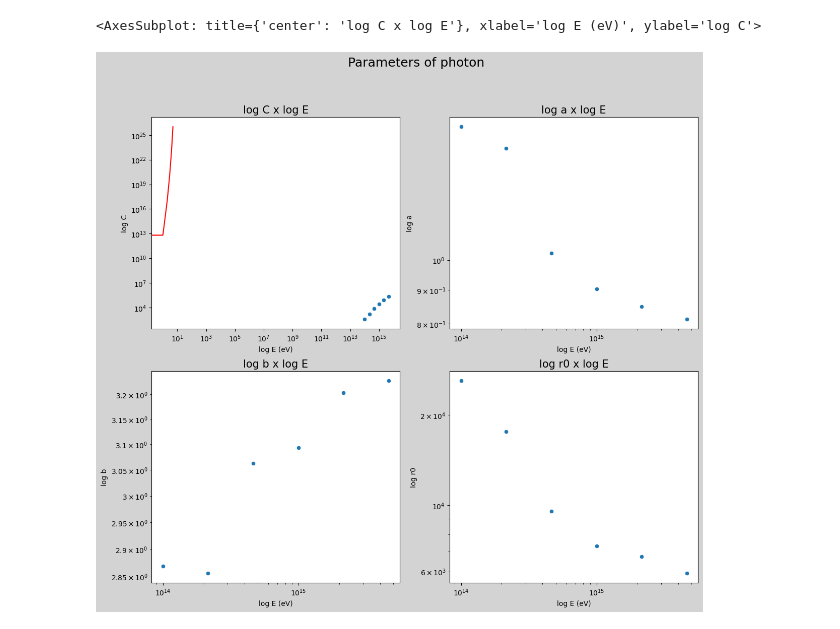
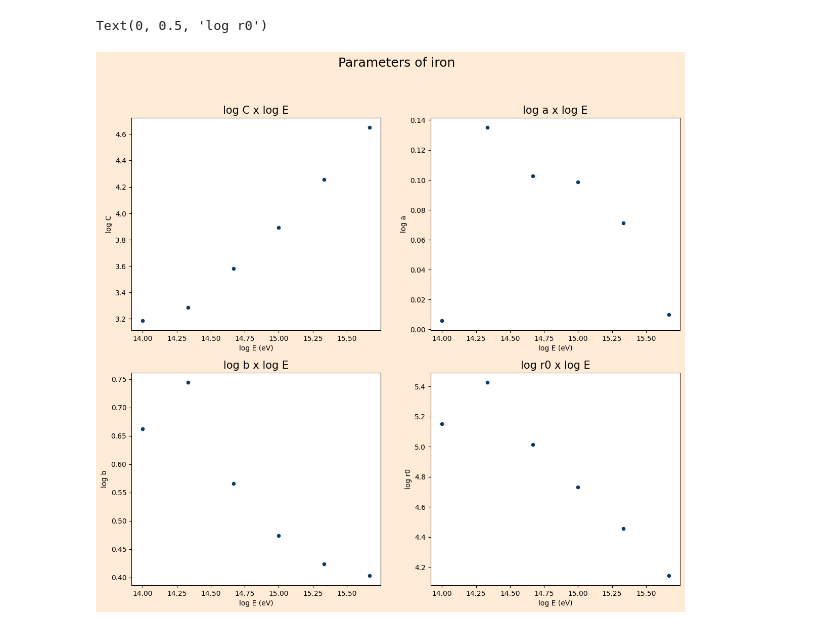
Before and after one commit to lucas-orfei/mestrado, a Jupyter notebook: parameters.ipynb, the cells around one changed output. Cells and saved outputs as stored; diff of their text form; code cells hidden in the pictures.

```diff
--- a/parameters.ipynb
+++ b/parameters.ipynb
@@ -56,61 +270,52 @@ ax[1,1].set_yscale('log')
 # %%
-# Fit do fóton
+# Ferro
 
-C = [379.2,1543,7530,2.581E04,7.703E04,2.346E05]
-a = [1.594, 1.479,1.024, 0.9032,0.8501,0.8128]
-b = [2.869, 2.856,3.063, 3.093,3.203,3.228]
-r0 = [2.606E04,1.762E04,9531,7307, 6729,5923]
+C = [1541,1926,3825,7805,1.796E04,4.481E04]
+a = [1.014,1.365, 1.267,1.255, 1.178,1.023]
+b = [4.593,5.552, 3.682,2.98, 2.653,2.533]
+r0 = [1.417E05,2.68E05,1.034E05,5.37E04,2.847E04, 1.394E04]
 E = [1E14, 2.15E14, 4.64E14,1E15,2.15E15,4.64E15]
 
 logC = np.log10(C)
 loga = np.log10(a)
 logb = np.log10(b)
 logr0 = np.log10(r0)
 logE = np.log10(E)
 
 
-fig, ax = plt.subplots(2, 2, figsize = (14, 12), facecolor = 'lightgray')
-fig.suptitle('Parameters of photon', size = 18)
-#fig.tight_layout()
-sns.scatterplot(x = E, y = C, ax = ax[0,0])
-sns.scatterplot(x = E, y = a, ax = ax[0,1])
-sns.scatterplot(x = E, y = b, ax = ax[1,0])
-sns.scatterplot(x = E, y = r0, ax = ax[1,1])
+fig, ax = plt.subplots(2, 2, figsize = (14, 12), facecolor = '#FFEBD6')
+fig.suptitle('Parameters of iron', size = 18)
+#fig.tight_layout(pad = 5)
+sns.scatterplot(x = logE, y = logC, ax = ax[0,0], color = '#0D3B66')
+sns.scatterplot(x = logE, y = loga, ax = ax[0,1], color = '#0D3B66')
+sns.scatterplot(x = logE, y = logb, ax = ax[1,0], color = '#0D3B66')
+sns.scatterplot(x = logE, y = logr0, ax = ax[1,1], color = '#0D3B66')
 
 ax[0,0].set_title('log C x log E', size = 15)
 ax[0,0].set_xlabel('log E (eV)')
 ax[0,0].set_ylabel('log C')
-ax[0,0].set_xscale('log')
-ax[0,0].set_yscale('log')
+#ax[0,0].set_xscale('log')
+#ax[0,0].set_yscale('log')
 
 ax[0,1].set_title('log a x log E', size = 15)
 ax[0,1].set_xlabel('log E (eV)')
 ax[0,1].set_ylabel('log a')
-ax[0,1].set_xscale('log')
-ax[0,1].set_yscale('log')
+#ax[0,1].set_xscale('log')
+#ax[0,1].set_yscale('log')
 
 ax[1,0].set_title('log b x log E', size = 15)
 ax[1,0].set_xlabel('log E (eV)')
 ax[1,0].set_ylabel('log b')
-ax[1,0].set_xscale('log')
-ax[1,0].set_yscale('log')
+#ax[1,0].set_xscale('log')
+#ax[1,0].set_yscale('log')
 
 ax[1,1].set_title('log r0 x log E', size = 15)
 ax[1,1].set_xlabel('log E (eV)')
 ax[1,1].set_ylabel('log r0')
-ax[1,1].set_xscale('log')
-ax[1,1].set_yscale('log')
+#ax[1,1].set_xscale('log')
+#ax[1,1].set_yscale('log')
 
-
-
-def test1(x,k,p):
-    return k*x**p
-
-param, param_cov = curve_fit(test1, logE, logC, p0 = (1,1))
-
-ans = param[0]*C**param[1]
-#print(param)
-sns.lineplot(ans,color='r',ax=ax[0,0])
+#yticks - numeros na escala
 # %% [output]
-<AxesSubplot: title={'center': 'log C x log E'}, xlabel='log E (eV)', ylabel='log C'>
+Text(0, 0.5, 'log r0')
-[figure, old version]
+[figure, new version]
```
Also changed, not shown: parts of 7 cells of this notebook.
